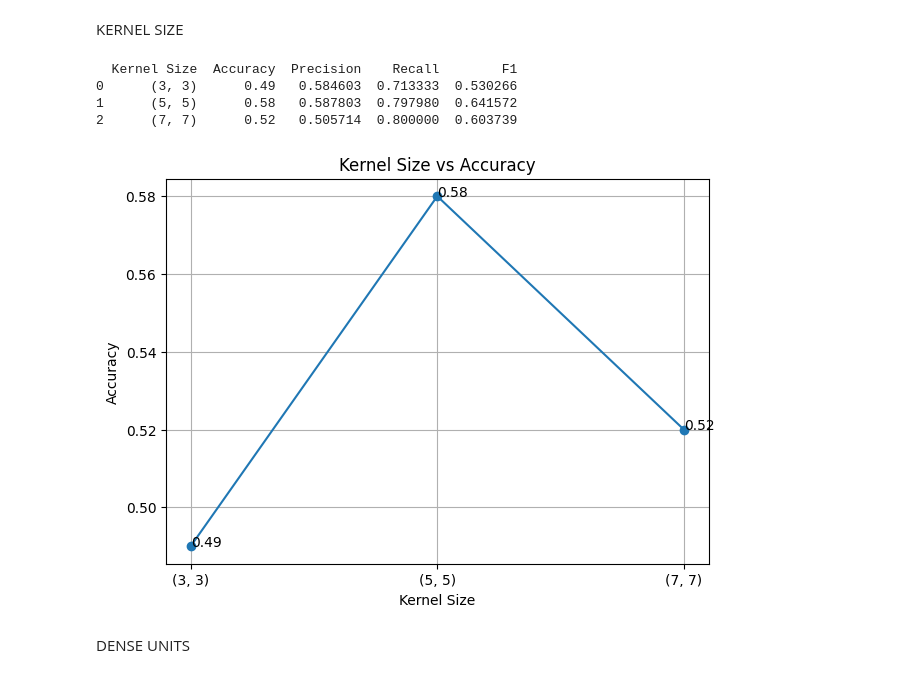
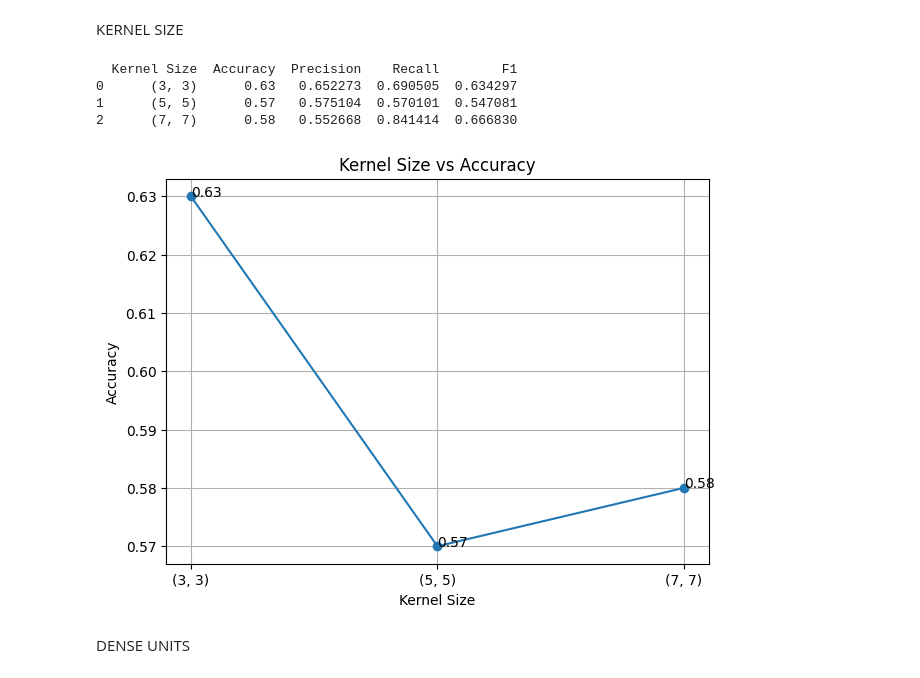
Before and after one commit to zencod-646/VOWEL_A, a Jupyter notebook: VOWEL A.ipynb, the cells around one changed output. Drawn from its saved outputs; the diff is of its cells as text; code cells hidden in the pictures.

```diff
--- a/VOWEL A.ipynb
+++ b/VOWEL A.ipynb
@@ -3578,9 +3582,30 @@ Detected at node StatefulPartitionedCall defined at (most recent call last):
 # %% [markdown]
 KERNEL SIZE
 # %%
+import pandas as pd
+import matplotlib.pyplot as plt
+import gc
+
+from sklearn.model_selection import GroupKFold
+from sklearn.metrics import accuracy_score, precision_score, recall_score, f1_score
+
+from tensorflow.keras.models import Sequential
+from tensorflow.keras.layers import (
+    Conv2D,
+    MaxPooling2D,
+    Flatten,
+    Dense,
+    Dropout,
+    Input
+)
+from tensorflow.keras.callbacks import EarlyStopping
+from tensorflow.keras import backend as K
+
 kernel_values = [(3,3), (5,5), (7,7)]
 
 results = []
+
+gkf = GroupKFold(n_splits=5)
 
 for kernel in kernel_values:
 
@@ -3599,7 +3624,7 @@ for kernel in kernel_values:
 
         model = Sequential([
 
-            Input(shape=(128,128,1)),
+            Input(shape=(64,64,1)),
 
             Conv2D(
                 64,
@@ -3648,6 +3673,10 @@ for kernel in kernel_values:
         rec_scores.append(recall_score(y_test, pred))
         f1_scores.append(f1_score(y_test, pred))
 
+        del model
+        K.clear_session()
+        gc.collect()
+
     results.append([
         str(kernel),
         np.mean(acc_scores),
@@ -3658,37 +3687,37 @@ for kernel in kernel_values:
 
 results_df = pd.DataFrame(
     results,
     columns=[
         "Kernel Size",
         "Accuracy",
         "Precision",
         "Recall",
         "F1"
     ]
 )
 
 print(results_df)
 
 plt.figure(figsize=(7,5))
 plt.plot(results_df["Kernel Size"],
          results_df["Accuracy"],
          marker='o')
 
 for x, y_ in zip(results_df["Kernel Size"],
                  results_df["Accuracy"]):
     plt.text(x, y_, f"{y_:.2f}")
 
 plt.xlabel("Kernel Size")
 plt.ylabel("Accuracy")
 plt.title("Kernel Size vs Accuracy")
 plt.grid()
 plt.show()
 # %% [output]
   Kernel Size  Accuracy  Precision    Recall        F1
-0      (3, 3)      0.49   0.584603  0.713333  0.530266
-1      (5, 5)      0.58   0.587803  0.797980  0.641572
-2      (7, 7)      0.52   0.505714  0.800000  0.603739
+0      (3, 3)      0.63   0.652273  0.690505  0.634297
+1      (5, 5)      0.57   0.575104  0.570101  0.547081
+2      (7, 7)      0.58   0.552668  0.841414  0.666830
-[figure, old version]
+[figure, new version]
 # %% [markdown]
 DENSE UNITS
 # %%
```
Also changed, not shown: parts of 14 cells of this notebook.
